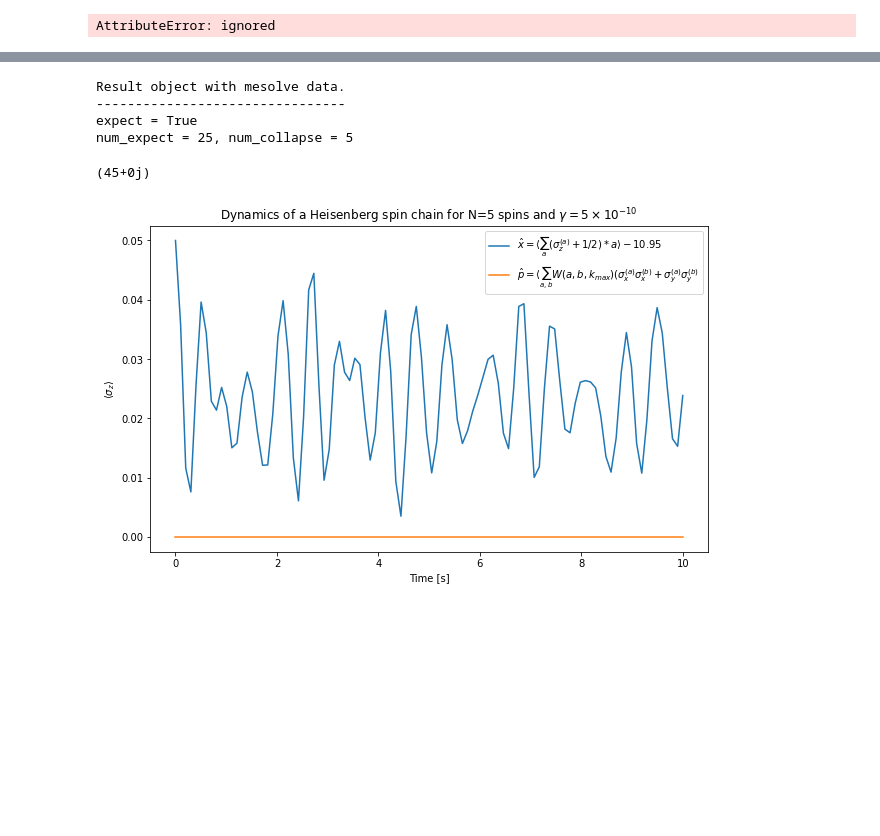
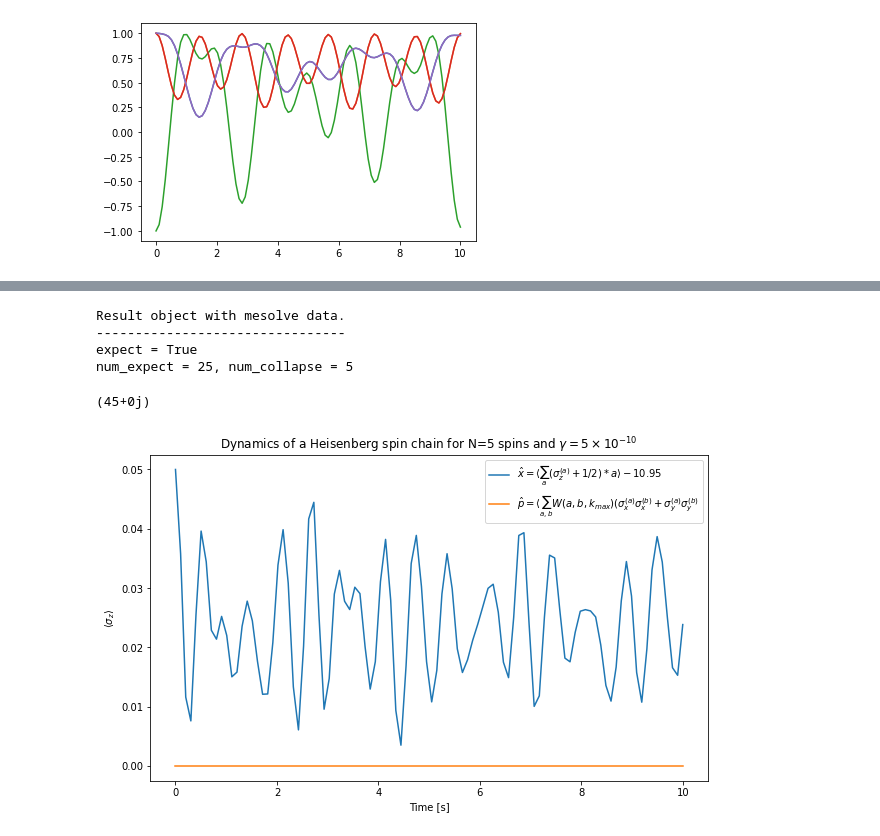
Before and after one commit to tomi-cuentitas/Spin-Chains-, a Jupyter notebook: corr_xop_v._pop_Heisenberg_chain.ipynb, the cells around one changed output, grey strips where cells are left out. Saved outputs shown, nothing was run; the diff lists cells and outputs as text; code cells hidden in the pictures; blank space fills up the shorter version.

```diff
--- a/corr_xop_v._pop_Heisenberg_chain.ipynb
+++ b/corr_xop_v._pop_Heisenberg_chain.ipynb
@@ -18,8 +42,6 @@ Jz = 0.1 * 2 * np.pi * np.ones(N)
 Jx = 0.15 * 2 * np.pi * np.ones(N)
 Jy = 0.25 * 2 * np.pi * np.ones(N)
 # %%
-### directamente construyo los operadores P y X en el módulo de la integración hamiltoniana
-
 def hamiltonian(N, Jx, Jy, Jz, h, psi0, tlist, gamma, solver):
 
     id2 = qeye(2)
@@ -44,14 +66,14 @@ def hamiltonian(N, Jx, Jy, Jz, h, psi0, tlist, gamma, solver):
         operator_list[n] = sz
         sz_list.append(tensor(operator_list))
 
-    sxsx_list = []
-    sysy_list = []
+    sxsx_list = [sx_list[n]*sx_list[m] for n in range(N) for m in range(N)]
+    sysy_list = [sy_list[n]*sy_list[m] for n in range(N) for m in range(N)]
 
     # no es terriblemente eficiente pero funca al menos
-    for n in range(N):
-      for m in range(N):
-        sxsx_list.append(sx_list[n]*sx_list[m])
-        sysy_list.append(sy_list[n]*sy_list[m])
+    # for n in range(N):
+    #  for m in range(N):
+    #    sxsx_list.append(sx_list[n]*sx_list[m])
+    #    sysy_list.append(sy_list[n]*sy_list[m])
 
     # Constructing the Hamiltonian
 
@@ -74,10 +96,10 @@ def hamiltonian(N, Jx, Jy, Jz, h, psi0, tlist, gamma, solver):
             c_op_list.append(np.sqrt(gamma[n]) * sz_list[n])
 
     if solver == "me":
-        result_spin_ops = mesolve(H, psi0, tlist, c_op_list, [sz_list, sxsx_list, sysy_list])
+        result_spin_ops = mesolve(H, psi0, tlist, c_op_list, sz_list)
     elif solver == "mc":
         ntraj = 200
-        result_spin_ops = mcsolve(H, psi0, tlist, c_op_list, [sz_list, sxsx_list, sysy_list])
+        result_spin_ops = mcsolve(H, psi0, tlist, c_op_list, sz_list)
 
     return result_spin_ops.expect
 # %%
@@ -95,6 +117,18 @@ psi0 = tensor(psi_list)
 
 tlist = np.linspace(0, 10, 100)
 
-spin_ops_expt = hamiltonian(N, Jx, Jy, Jz, h, psi0, tlist, gamma, solver)
+results = hamiltonian(N, Jx, Jy, Jz, h, psi0, tlist, gamma, solver)
+
+#sz_results = results.expect[0]
+sz_results = results
+#sysy_results = spin_ops_expt.expect[2]
-# %% [output]
-AttributeError: ignored
+# %%
+#sigma_z evolucionado
+fig, ax = plt.subplots()
+
+for n in range(N):
+    ax.plot(tlist, np.real(sz_results[n]), label=r'$\langle\sigma_z^{(%d)}\rangle$'%n)
+
+plt.show()
+# %% [output]
+[figure, added]
```
Also changed, not shown: parts of 2 cells of this notebook.
